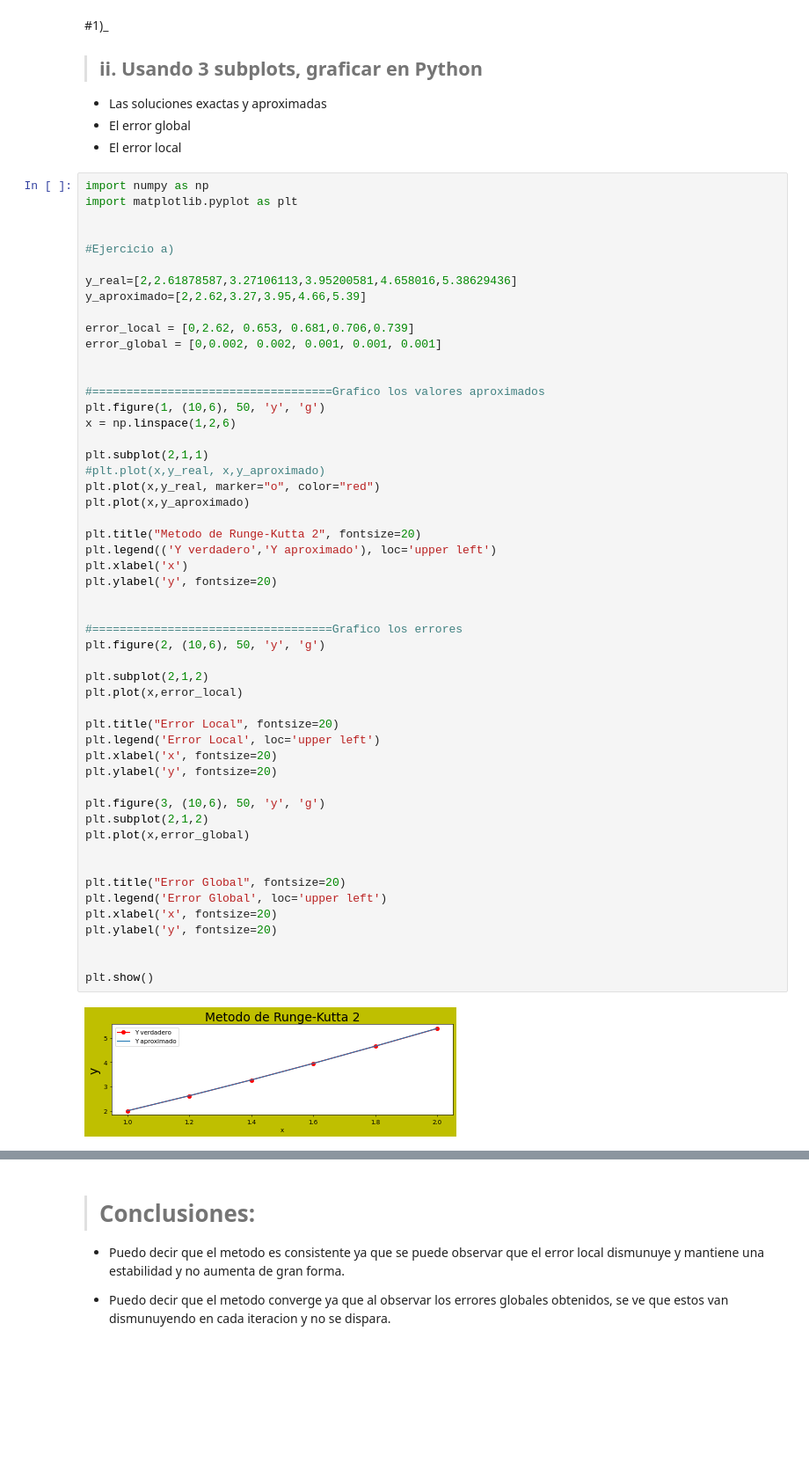
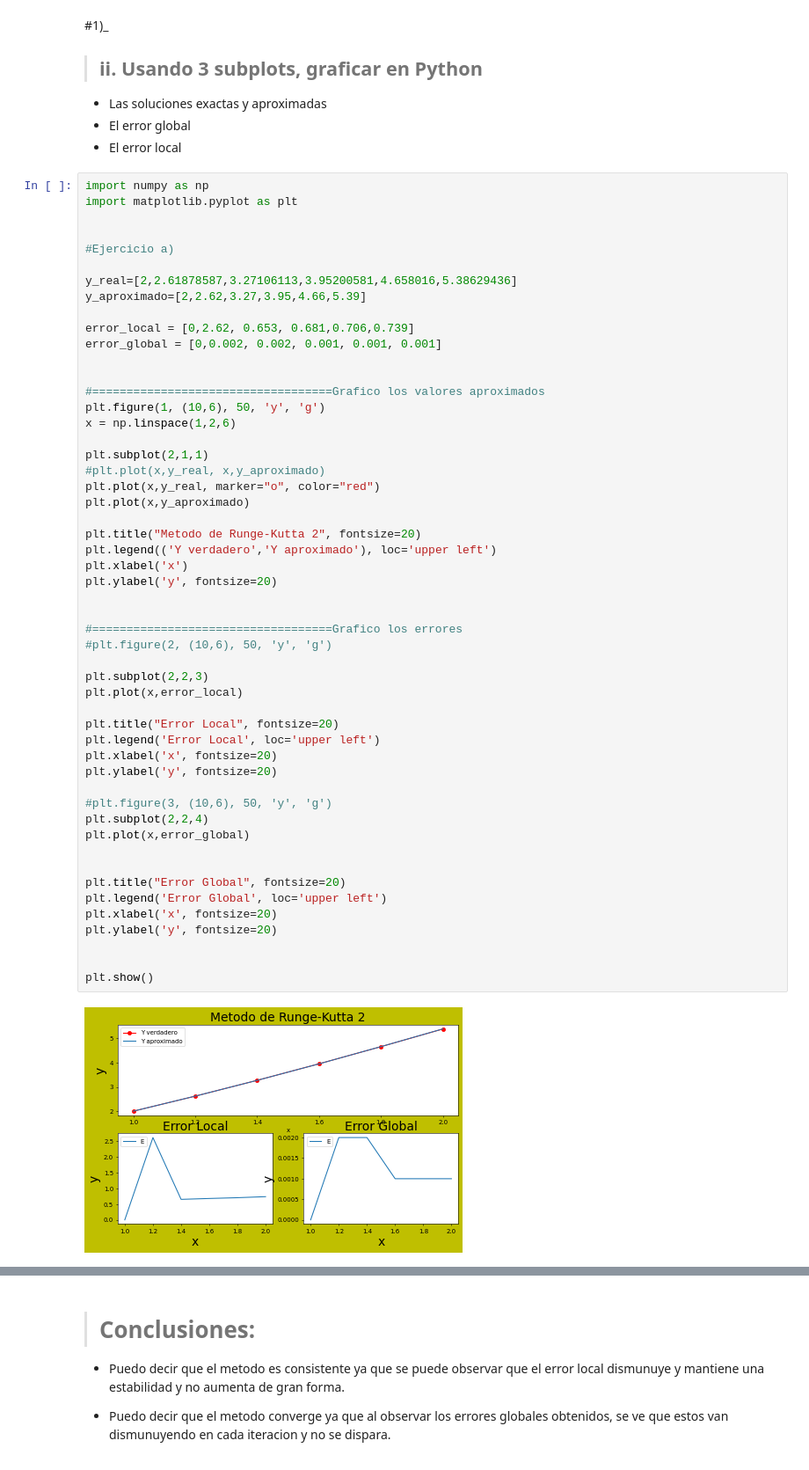
Before and after one commit to Leonel-H29/Facultad, a Jupyter notebook: TP1/TP1.ipynb, the cells around one changed output, grey strips where cells are left out. Shown at 88% size. Cells and saved outputs as stored; diff of their text form; blank space fills up the shorter version.

```diff
--- a/TP1/TP1.ipynb
+++ b/TP1/TP1.ipynb
@@ -30,35 +30,35 @@ plt.subplot(2,1,1)
 #plt.plot(x,y_real, x,y_aproximado)
 plt.plot(x,y_real, marker="o", color="red")
 plt.plot(x,y_aproximado)
 
 plt.title("Metodo de Runge-Kutta 2", fontsize=20)
 plt.legend(('Y verdadero','Y aproximado'), loc='upper left')
 plt.xlabel('x')
 plt.ylabel('y', fontsize=20)
 
 
 #===================================Grafico los errores
-plt.figure(2, (10,6), 50, 'y', 'g')
+#plt.figure(2, (10,6), 50, 'y', 'g')
 
-plt.subplot(2,1,2)
+plt.subplot(2,2,3)
 plt.plot(x,error_local)
 
 plt.title("Error Local", fontsize=20)
 plt.legend('Error Local', loc='upper left')
 plt.xlabel('x', fontsize=20)
 plt.ylabel('y', fontsize=20)
 
-plt.figure(3, (10,6), 50, 'y', 'g')
-plt.subplot(2,1,2)
+#plt.figure(3, (10,6), 50, 'y', 'g')
+plt.subplot(2,2,4)
 plt.plot(x,error_global)
 
 
 plt.title("Error Global", fontsize=20)
 plt.legend('Error Global', loc='upper left')
 plt.xlabel('x', fontsize=20)
 plt.ylabel('y', fontsize=20)
 
 
 plt.show()
 # %% [output]
-[figure, old version]
+[figure, new version]
```
Also changed, not shown: parts of 7 cells of this notebook.
